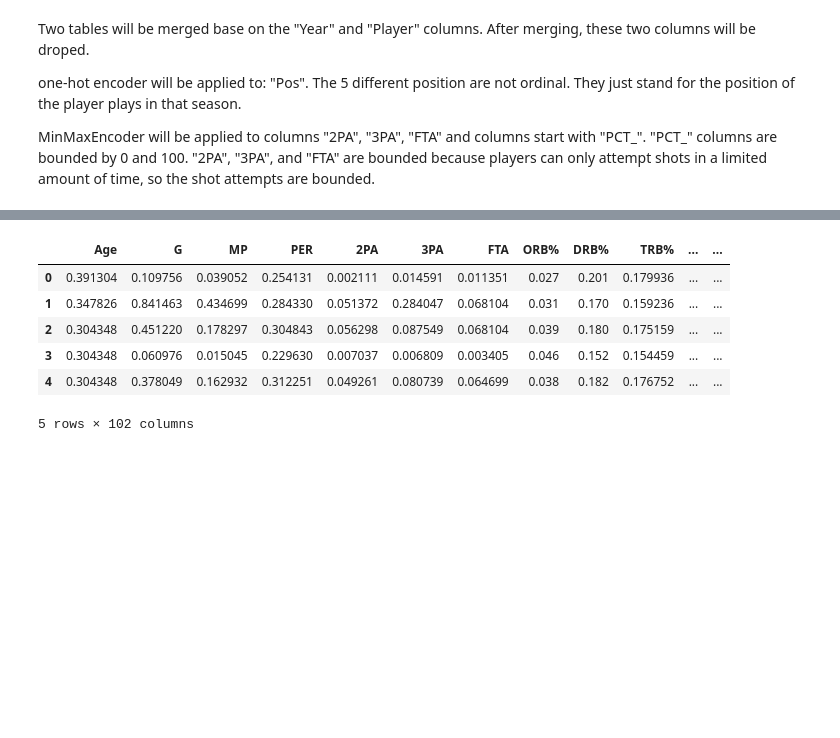
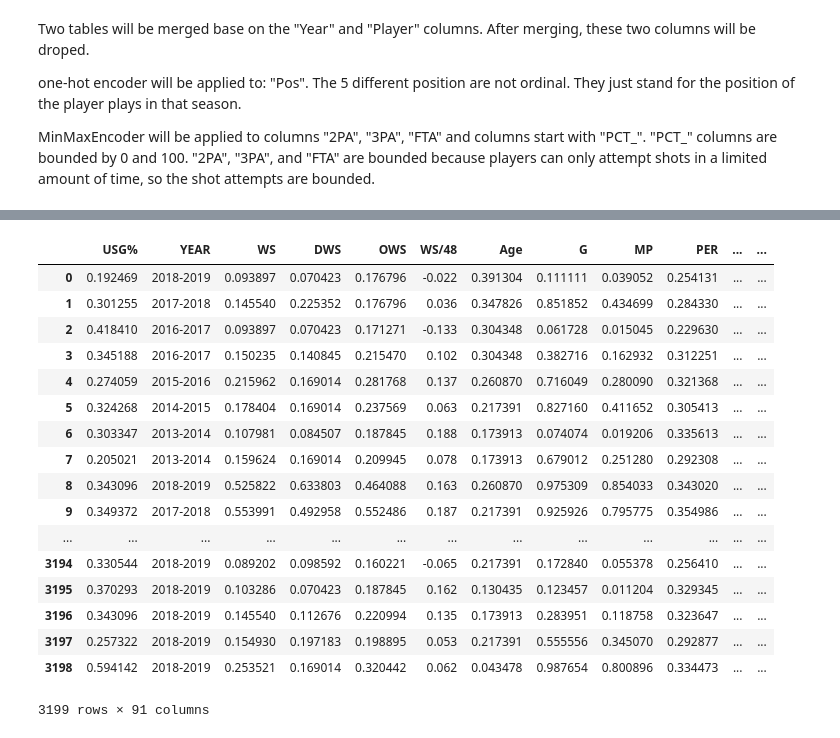
Before and after one commit to Melo96/data1030-project, a Jupyter notebook: src/sorce code.ipynb, the cells around one changed output, grey strips where cells are left out. Cells and saved outputs as stored; diff of their text form; code cells hidden in the pictures; blank space fills up the shorter version.

```diff
--- a/src/sorce code.ipynb
+++ b/src/sorce code.ipynb
@@ -65,8 +65,8 @@ MinMaxEncoder will be applied to columns "2PA", "3PA", "FTA" and columns start w
 # %%
 import numpy as np
 import pandas as pd
-shot = pd.read_csv('nba_shot_types.csv')
-stat = pd.read_csv('Seasons_stats_complete.csv')
+shot = pd.read_csv('/home/jovyan/1030/project/data1030-project/data/nba_shot_types.csv')
+stat = pd.read_csv('/home/jovyan/1030/project/data1030-project/data/Seasons_stats_complete.csv')
 
 from sklearn.preprocessing import OrdinalEncoder
 from sklearn.preprocessing import OneHotEncoder
@@ -83,18 +83,20 @@ stat.head(5)
 
 shot.head(5)
 
-shot['YEAR'] = shot['YEAR'].replace('2018-2019', 2019)
-shot['YEAR'] = shot['YEAR'].replace('2017-2018', 2018)
-shot['YEAR'] = shot['YEAR'].replace('2016-2017', 2017)
-shot['YEAR'] = shot['YEAR'].replace('2015-2016', 2016)
-shot['YEAR'] = shot['YEAR'].replace('2014-2015', 2015)
-shot['YEAR'] = shot['YEAR'].replace('2013-2014', 2014)
+stat1['Year'] = stat1['Year'].replace(2019, '2018-2019')
+stat1['Year'] = stat1['Year'].replace(2018, '2017-2018')
+stat1['Year'] = stat1['Year'].replace(2017, '2016-2017')
+stat1['Year'] = stat1['Year'].replace(2016, '2015-2016')
+stat1['Year'] = stat1['Year'].replace(2015, '2014-2015')
+stat1['Year'] = stat1['Year'].replace(2014, '2013-2014')
+stat1 = stat1[stat1['Tm'] != 'TOT'] # Some player were traded during the season. Remove the total stat.
 
 merged = stat1.merge(shot, left_on='Player', right_on='PLAYER', how='right')
 merged1 = merged[merged['Year'] == merged['YEAR']]
 merged1 = merged1.reset_index()
+merged2 = merged1.copy()
 
-mm_columns = ['Age', 'G','MP', 'PER', '2PA', '3PA', 'FTA', 'ORB%', "DRB%",
+mm_columns = ['Age', 'G','MP', 'PER', 'ORB%', "DRB%", 'OWS',
               'TRB%', 'AST%', 'STL%', 'BLK%', 'TOV%', 'USG%', 'OBPM', 'DBPM',
               'BPM', 'VORP', 'FG', 'FGA', '3P', '3PA', '2P', '2PA', 'FT', 'FTA',
               'ORB', 'TRB', 'TRB', 'AST', 'STL', 'BLK', 'TOV', 'PF', 'PTS',
@@ -107,25 +109,32 @@ mm_columns = ['Age', 'G','MP', 'PER', '2PA', '3PA', 'FTA', 'ORB%', "DRB%",
 for name in mm_columns:
     merged1[name] = mmscaler.fit_transform(pd.DataFrame(merged1[name]))
 
-oh_columns = ['TEAM', 'Pos']
+# enc1 = OrdinalEncoder(categories = [['2013-2014','2014-2015','2015-2016','2016-2017',
+#                                      '2017-2018','2018-2019']])
+# year = merged1[['YEAR']]
+# year = enc1.fit_transform(year)
+# year = pd.DataFrame(year)
+# merged1['YEAR'] = year
+
+oh_columns = ['TEAM', 'Pos', 'YEAR']
 
 one_hot_var = ohenc.fit_transform(pd.DataFrame(merged1[oh_columns]))
 one_hot_var_name = ohenc.get_feature_names(oh_columns)
 one_hot_var = pd.DataFrame(one_hot_var, columns = [one_hot_var_name])
 
+df = merged1[['USG%', 'YEAR', 'WS', 'DWS', 'OWS', 'WS/48', 'Age', 'G','MP', 'PER',
+              'TS%', 'eFG%', 'OBPM', 'DBPM', 'BPM', 'VORP', 'FG',
+              'FGA', '3P', '3PA', '2P', '2PA', 'FT', 'FTA',
+              'ORB', 'DRB', 'TRB', 'AST', 'STL', 'BLK', 'TOV', 'PF', 'PTS',
+              'W', 'L', "PCT_FGA_2PT", "PCT_PTS_2PT", "PCT_FGA_3PT",
+              "PCT_PTS_3PT", "PCT_PTS_MR", "PCT_PTS_FSTBRK", "PCT_PTS_FT",
+              "PCT_PTS_OFF_TOS", "PCT_PTS_INTHEPT", 'PCT_2PTGFM_ASSTD',
+              'PCT_2PTGFM_UNASSTD', 'PCT_3PTGFM_ASSTD', 'PCT_3PTGFM_UNASSTD',
+              'PCT_FGM_ASSTD','PCT_FGM_UNASSTD']]
 
-df = merged1[['Age', 'G','MP', 'PER', '2PA', '3PA', 'FTA', 'ORB%', "DRB%",
-             'TRB%', 'AST%', 'STL%', 'BLK%', 'TOV%', 'USG%', 'OBPM', 'DBPM',
-             'BPM', 'VORP', 'FG', 'FGA', '3P', '3PA', '2P', '2PA', 'FT', 'FTA',
-             'ORB', 'TRB', 'TRB', 'AST', 'STL', 'BLK', 'TOV', 'PF', 'PTS',
-             'W', 'L', "PCT_FGA_2PT", "PCT_FGA_3PT", "PCT_PTS_2PT", 'WS',
-             "PCT_PTS_MR", "PCT_PTS_3PT", "PCT_PTS_FSTBRK", "PCT_PTS_FT",
-             "PCT_PTS_OFF_TOS", "PCT_PTS_INTHEPT", 'PCT_2PTGFM_ASSTD',
-             'PCT_2PTGFM_UNASSTD', 'PCT_3PTGFM_ASSTD', 'PCT_3PTGFM_UNASSTD',
-             'PCT_FGM_ASSTD','PCT_FGM_UNASSTD', 'TEAM', 'Pos', 'OWS', 'DWS',
-             'TS%', '3PAr', 'FTr', 'WS/48', 'FG%', '3P%', '2P%', 'eFG%', 'FT%']]
+#columns_dropped = ['TRB%', 'AST%', 'STL%', 'BLK%', 'TOV%', 'ORB%', "DRB%"]
 
 df1 = pd.concat([df, one_hot_var], axis=1)
-#df1.to_csv('NBA_preprocessed.csv', index=False)
-df1.head(5)
+#df1.to_csv('/home/jovyan/1030/project/data1030-project/data/NBA_preprocessed_2.csv', index=False)
+df1
 # %% [output]
@@ -132,7 +158,18 @@ df1.head(5)
-|  | Age | G | MP | PER | 2PA | 3PA | FTA | ORB% | DRB% | TRB% | ... | ... |
-| 0 | 0.391304 | 0.109756 | 0.039052 | 0.254131 | 0.002111 | 0.014591 | 0.011351 | 0.027 | 0.201 | 0.179936 | ... | ... |
-| 1 | 0.347826 | 0.841463 | 0.434699 | 0.284330 | 0.051372 | 0.284047 | 0.068104 | 0.031 | 0.170 | 0.159236 | ... | ... |
-| 2 | 0.304348 | 0.451220 | 0.178297 | 0.304843 | 0.056298 | 0.087549 | 0.068104 | 0.039 | 0.180 | 0.175159 | ... | ... |
-| 3 | 0.304348 | 0.060976 | 0.015045 | 0.229630 | 0.007037 | 0.006809 | 0.003405 | 0.046 | 0.152 | 0.154459 | ... | ... |
-| 4 | 0.304348 | 0.378049 | 0.162932 | 0.312251 | 0.049261 | 0.080739 | 0.064699 | 0.038 | 0.182 | 0.176752 | ... | ... |
+|  | USG% | YEAR | WS | DWS | OWS | WS/48 | Age | G | MP | PER | ... | ... |
+| 0 | 0.192469 | 2018-2019 | 0.093897 | 0.070423 | 0.176796 | -0.022 | 0.391304 | 0.111111 | 0.039052 | 0.254131 | ... | ... |
+| 1 | 0.301255 | 2017-2018 | 0.145540 | 0.225352 | 0.176796 | 0.036 | 0.347826 | 0.851852 | 0.434699 | 0.284330 | ... | ... |
+| 2 | 0.418410 | 2016-2017 | 0.093897 | 0.070423 | 0.171271 | -0.133 | 0.304348 | 0.061728 | 0.015045 | 0.229630 | ... | ... |
+| 3 | 0.345188 | 2016-2017 | 0.150235 | 0.140845 | 0.215470 | 0.102 | 0.304348 | 0.382716 | 0.162932 | 0.312251 | ... | ... |
+| 4 | 0.274059 | 2015-2016 | 0.215962 | 0.169014 | 0.281768 | 0.137 | 0.260870 | 0.716049 | 0.280090 | 0.321368 | ... | ... |
+| 5 | 0.324268 | 2014-2015 | 0.178404 | 0.169014 | 0.237569 | 0.063 | 0.217391 | 0.827160 | 0.411652 | 0.305413 | ... | ... |
+| 6 | 0.303347 | 2013-2014 | 0.107981 | 0.084507 | 0.187845 | 0.188 | 0.173913 | 0.074074 | 0.019206 | 0.335613 | ... | ... |
+| 7 | 0.205021 | 2013-2014 | 0.159624 | 0.169014 | 0.209945 | 0.078 | 0.173913 | 0.679012 | 0.251280 | 0.292308 | ... | ... |
+| 8 | 0.343096 | 2018-2019 | 0.525822 | 0.633803 | 0.464088 | 0.163 | 0.260870 | 0.975309 | 0.854033 | 0.343020 | ... | ... |
+| 9 | 0.349372 | 2017-2018 | 0.553991 | 0.492958 | 0.552486 | 0.187 | 0.217391 | 0.925926 | 0.795775 | 0.354986 | ... | ... |
+| ... | ... | ... | ... | ... | ... | ... | ... | ... | ... | ... | ... | ... |
+| 3194 | 0.330544 | 2018-2019 | 0.089202 | 0.098592 | 0.160221 | -0.065 | 0.217391 | 0.172840 | 0.055378 | 0.256410 | ... | ... |
+| 3195 | 0.370293 | 2018-2019 | 0.103286 | 0.070423 | 0.187845 | 0.162 | 0.130435 | 0.123457 | 0.011204 | 0.329345 | ... | ... |
+| 3196 | 0.343096 | 2018-2019 | 0.145540 | 0.112676 | 0.220994 | 0.135 | 0.173913 | 0.283951 | 0.118758 | 0.323647 | ... | ... |
+| 3197 | 0.257322 | 2018-2019 | 0.154930 | 0.197183 | 0.198895 | 0.053 | 0.217391 | 0.555556 | 0.345070 | 0.292877 | ... | ... |
+| 3198 | 0.594142 | 2018-2019 | 0.253521 | 0.169014 | 0.320442 | 0.062 | 0.043478 | 0.987654 | 0.800896 | 0.334473 | ... | ... |
-5 rows × 102 columns
+3199 rows × 91 columns
```
Also changed, not shown: parts of 16 cells of this notebook, 16 other files.
